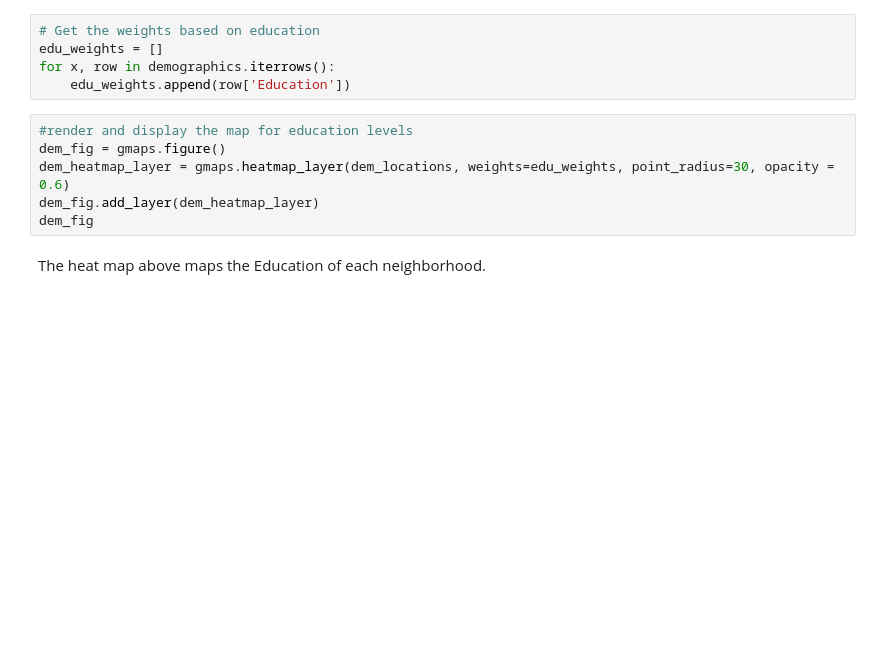
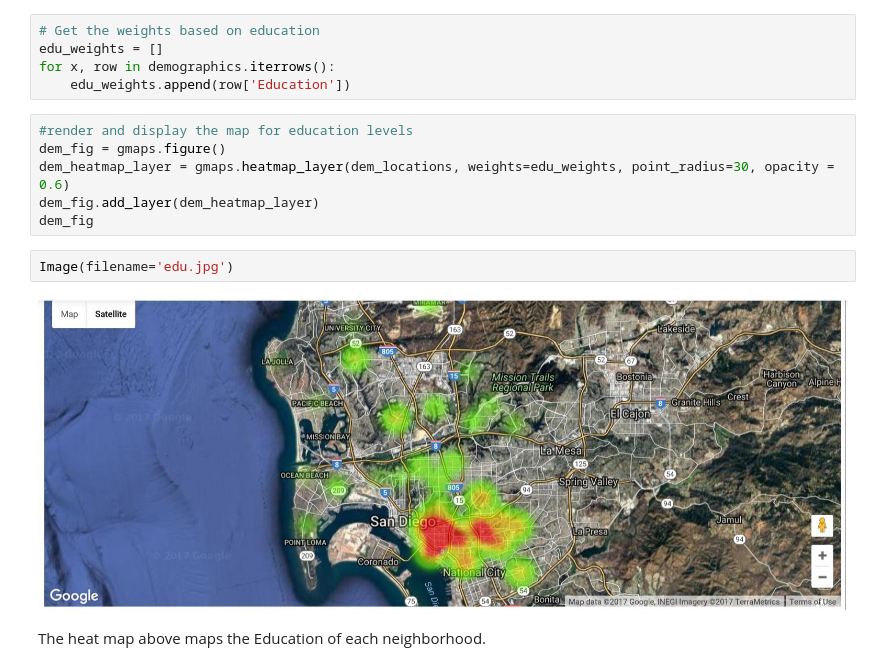
Before and after one commit to gael-vanderlee/CrimeMap, a Jupyter notebook: FinalProject.ipynb, the cells around one changed output. Cells and saved outputs as stored; diff of their text form; blank space fills up the shorter version.

```diff
--- a/FinalProject.ipynb
+++ b/FinalProject.ipynb
@@ -267,6 +273,10 @@ dem_fig = gmaps.figure()
 dem_heatmap_layer = gmaps.heatmap_layer(dem_locations, weights=edu_weights, point_radius=30, opacity = 0.6)
 dem_fig.add_layer(dem_heatmap_layer)
 dem_fig
+# %%
+Image(filename='edu.jpg')
+# %% [output]
+[figure, added]
 # %% [markdown]
 The heat map above maps the Education of each neighborhood.
 # %%
```
Also changed, not shown: parts of 5 cells of this notebook.
